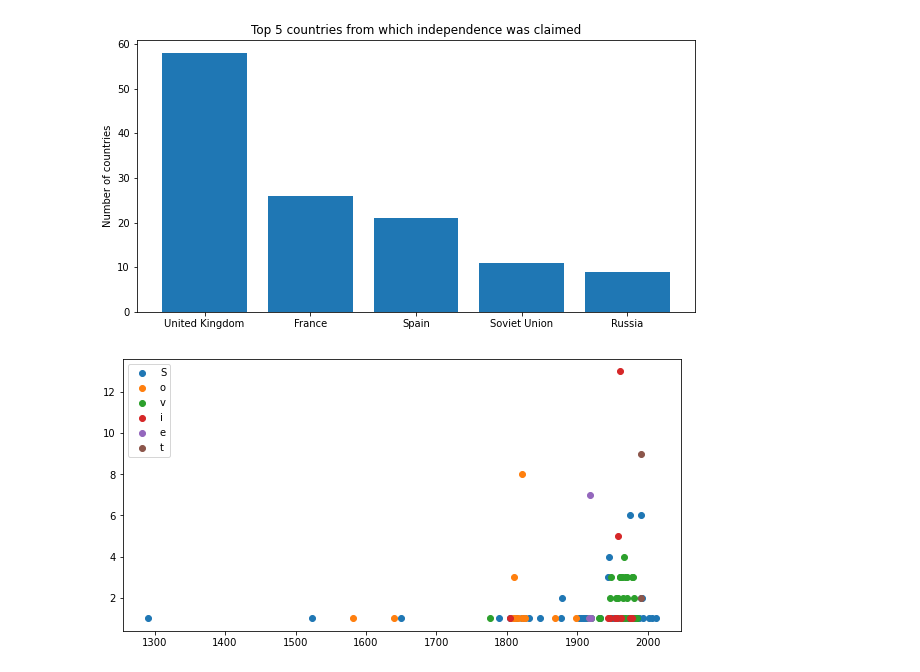
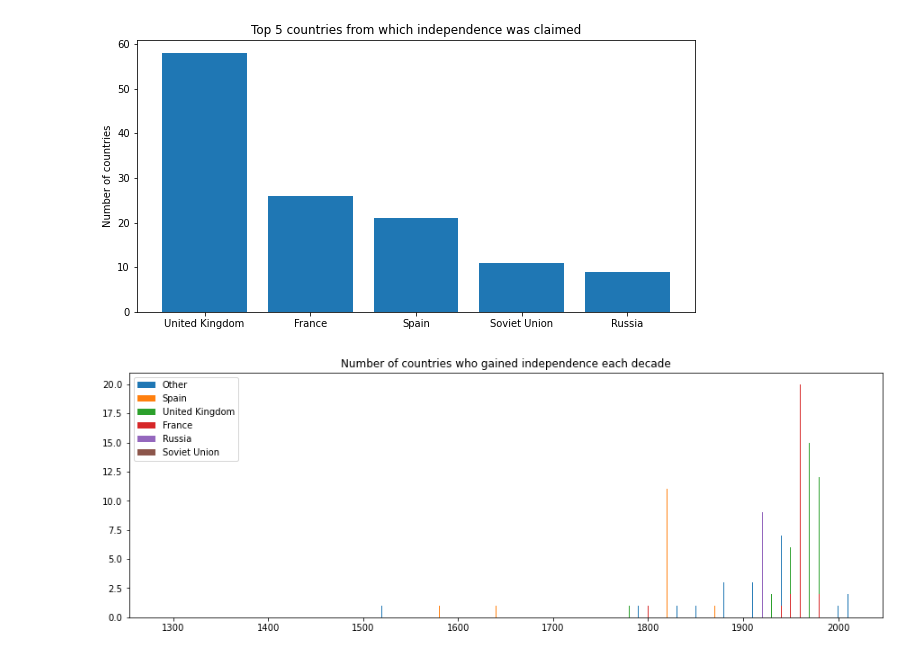
Before and after one commit to ncruickshank/nc_r_tidytuesday, a Jupyter notebook: 20210706 - Independence Day/20210706 - Independence Day.ipynb, the cells around one changed output. Drawn from its saved outputs; the diff is of its cells as text; code cells hidden in the pictures.

Commit message:
small amount of more plotting

```diff
--- a/20210706 - Independence Day/20210706 - Independence Day.ipynb
+++ b/20210706 - Independence Day/20210706 - Independence Day.ipynb
@@ -107,16 +107,18 @@ plt.ylabel('Number of countries');
 # %%
 holidays['former_sovereign'] = np.where(holidays['independence_from'].
                                         isin(head_independence_from_list),
                                         holidays['independence_from'],
                                         'Other')
-indie_years = holidays.groupby(['former_sovereign', 'year']).size().\
-    reset_index(name = 'count').sort_values(by = 'year').set_index('year')
+holidays['decade'] = round(holidays['year']/10)*10
+indie_years = holidays.groupby(['former_sovereign', 'decade']).size().\
+    reset_index(name = 'count').sort_values(by = 'decade') #.set_index('year')
 
-plt.figure(figsize = (10,5))
-for country in indie_years['former_sovereign'].unique():
+plt.figure(figsize = (15,5))
+for country in indie_years['former_sovereign'].unique().tolist():
     slice = indie_years[indie_years['former_sovereign'] == country]
     country_name = country
-    plt.plot(slice['count'], 'o')
-    plt.legend()
+    plt.bar(slice['decade'], slice['count'], label = country)
+plt.legend()
+plt.title('Number of countries who gained independence each decade');
 # %% [output]
-[figure, old version]
+[figure, new version]
```
